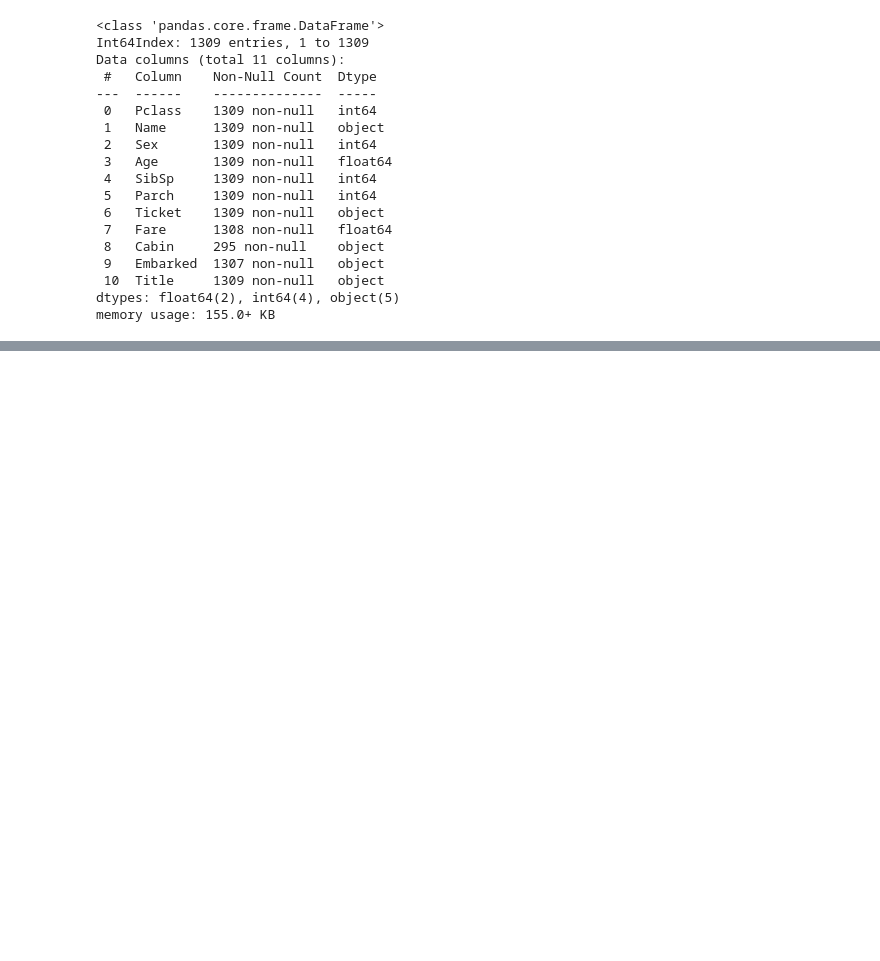
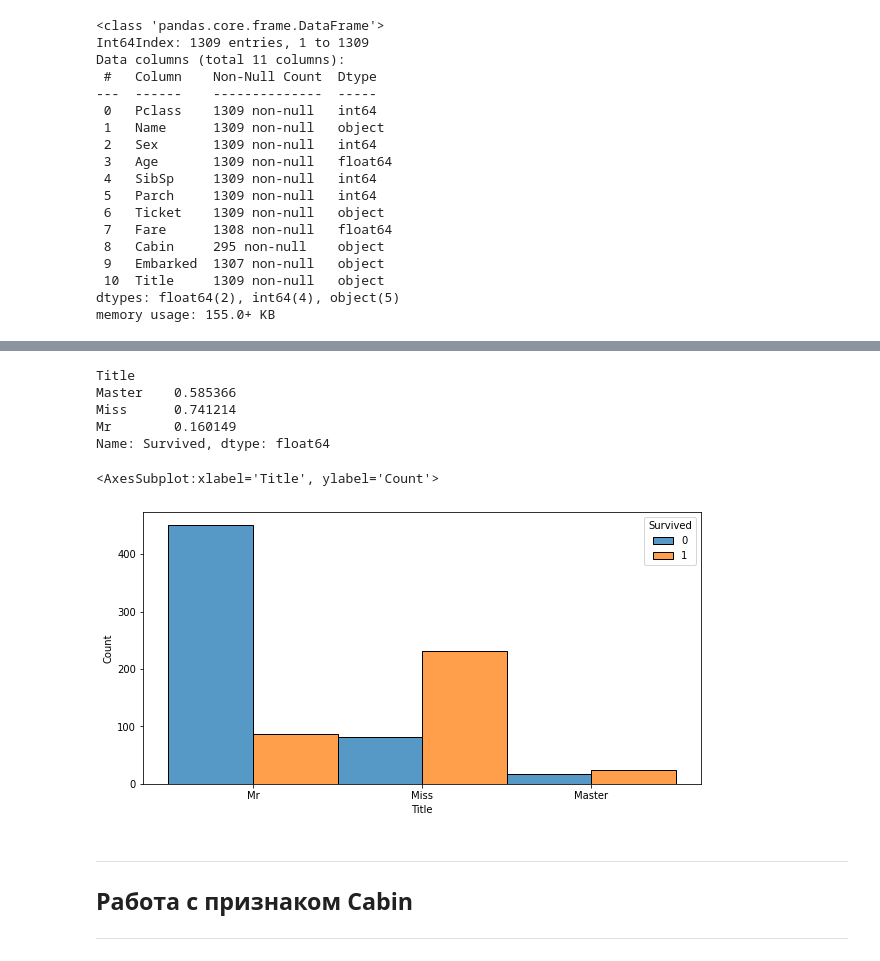
Before and after one commit to warshtayner/Kaggle_Titanic, a Jupyter notebook: version_4.ipynb, the cells around one changed output, grey strips where cells are left out. Cells and saved outputs as stored; diff of their text form; code cells hidden in the pictures; blank space fills up the shorter version.

```diff
--- a/version_4.ipynb
+++ b/version_4.ipynb
@@ -182,0 +294,23 @@ for i in
+# %%
+test_age['Title'].replace(['Dr', 'Col', 'Major', 'Rev', 'Jonkheer', 'Don', 'Capt'], 'Mr', inplace=True)
+test_age['Title'].replace(['Sir'], 'Master', inplace=True)
+test_age['Title'].replace(['Lady', 'Ms', 'Countess', 'Mme', 'Mlle', 'Mrs', 'Dona'], 'Miss', inplace=True)
+# %%
+test_age.groupby('Title').mean()['Survived']
+# %% [output]
+Title
+Master    0.585366
+Miss      0.741214
+Mr        0.160149
+Name: Survived, dtype: float64
+# %%
+plt.figure(figsize = [10, 5])
+sns.histplot(data = test_age, x = test_age['Title'], hue = test_age['Survived'], multiple = 'dodge')
+# %% [output]
+<AxesSubplot:xlabel='Title', ylabel='Count'>
+[figure, added]
+# %% [markdown]
+---
+Работа с признаком Cabin
+---
+---
```
Also changed, not shown: parts of 36 cells of this notebook, 2 other files.
